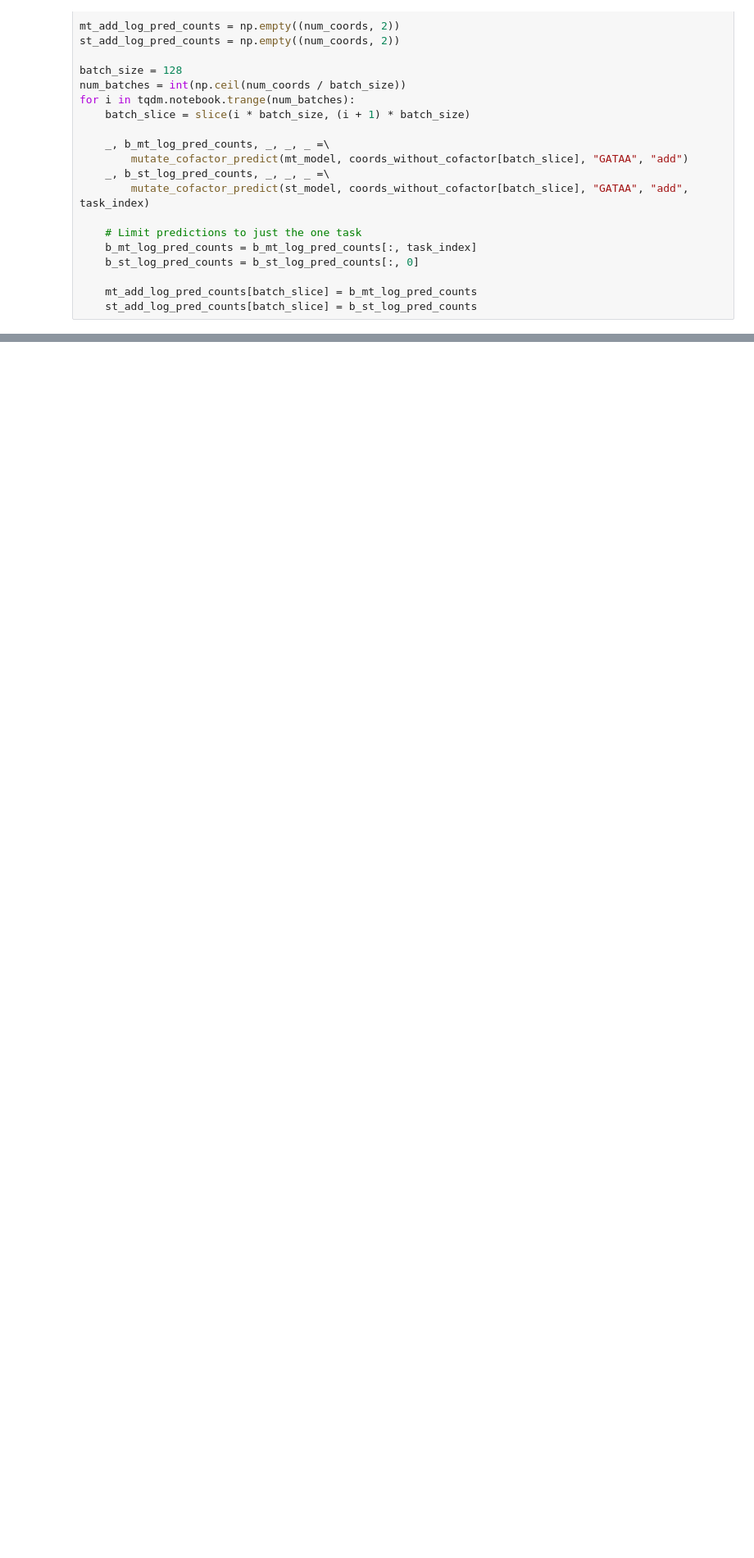
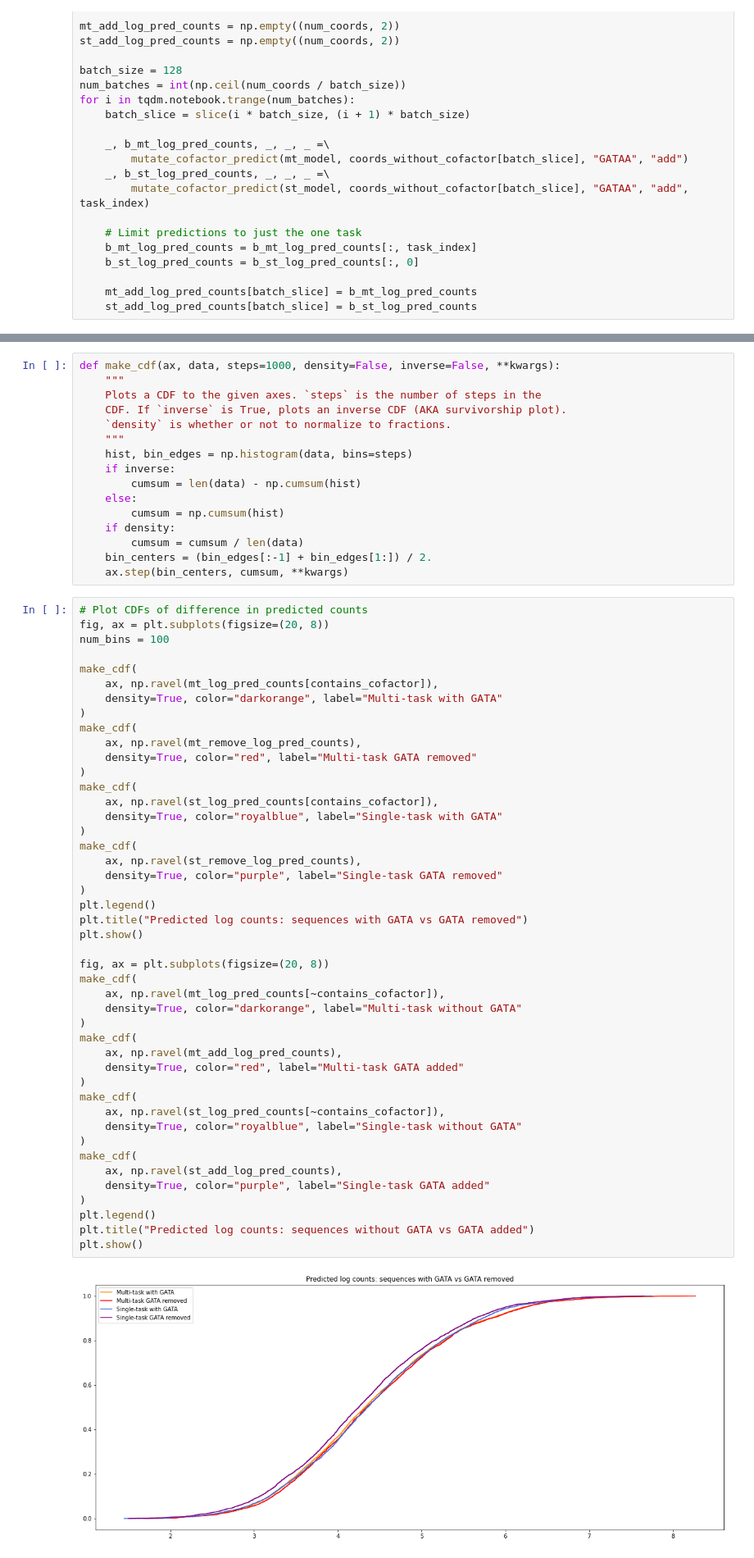
Before and after one commit to kundajelab/neural_motif_discovery, a Jupyter notebook: notebooks/analysis/multitask_singletask_performance_motif_comp.ipynb, the cells around one changed output, grey strips where cells are left out. Shown at 82% size. Cells and saved outputs as stored; diff of their text form; blank space fills up the shorter version.

```diff
--- a/notebooks/analysis/multitask_singletask_performance_motif_comp.ipynb
+++ b/notebooks/analysis/multitask_singletask_performance_motif_comp.ipynb
@@ -423,0 +424,63 @@ plt.show()
+# %%
+def make_cdf(ax, data, steps=1000, density=False, inverse=False, **kwargs):
+    """
+    Plots a CDF to the given axes. `steps` is the number of steps in the
+    CDF. If `inverse` is True, plots an inverse CDF (AKA survivorship plot).
+    `density` is whether or not to normalize to fractions.
+    """
+    hist, bin_edges = np.histogram(data, bins=steps)
+    if inverse:
+        cumsum = len(data) - np.cumsum(hist)
+    else:
+        cumsum = np.cumsum(hist)
+    if density:
+        cumsum = cumsum / len(data)
+    bin_centers = (bin_edges[:-1] + bin_edges[1:]) / 2.
+    ax.step(bin_centers, cumsum, **kwargs)
+# %%
+# Plot CDFs of difference in predicted counts
+fig, ax = plt.subplots(figsize=(20, 8))
+num_bins = 100
+
+make_cdf(
+    ax, np.ravel(mt_log_pred_counts[contains_cofactor]),
+    density=True, color="darkorange", label="Multi-task with GATA"
+)
+make_cdf(
+    ax, np.ravel(mt_remove_log_pred_counts),
+    density=True, color="red", label="Multi-task GATA removed"
+)
+make_cdf(
+    ax, np.ravel(st_log_pred_counts[contains_cofactor]),
+    density=True, color="royalblue", label="Single-task with GATA"
+)
+make_cdf(
+    ax, np.ravel(st_remove_log_pred_counts),
+    density=True, color="purple", label="Single-task GATA removed"
+)
+plt.legend()
+plt.title("Predicted log counts: sequences with GATA vs GATA removed")
+plt.show()
+
+fig, ax = plt.subplots(figsize=(20, 8))
+make_cdf(
+    ax, np.ravel(mt_log_pred_counts[~contains_cofactor]),
+    density=True, color="darkorange", label="Multi-task without GATA"
+)
+make_cdf(
+    ax, np.ravel(mt_add_log_pred_counts),
+    density=True, color="red", label="Multi-task GATA added"
+)
+make_cdf(
+    ax, np.ravel(st_log_pred_counts[~contains_cofactor]),
+    density=True, color="royalblue", label="Single-task without GATA"
+)
+make_cdf(
+    ax, np.ravel(st_add_log_pred_counts),
+    density=True, color="purple", label="Single-task GATA added"
+)
+plt.legend()
+plt.title("Predicted log counts: sequences without GATA vs GATA added")
+plt.show()
+# %% [output]
+[figure, added]
```
Also changed, not shown: parts of 4 cells of this notebook, 2 other files.
